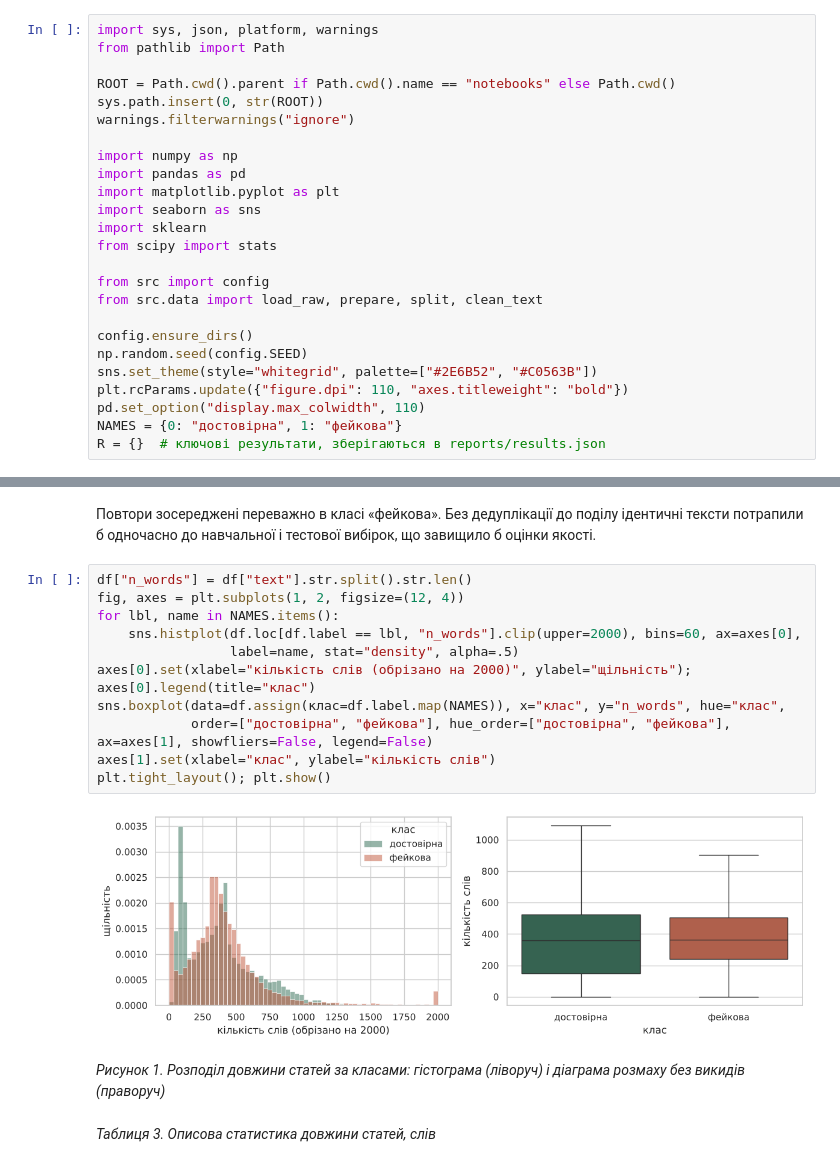
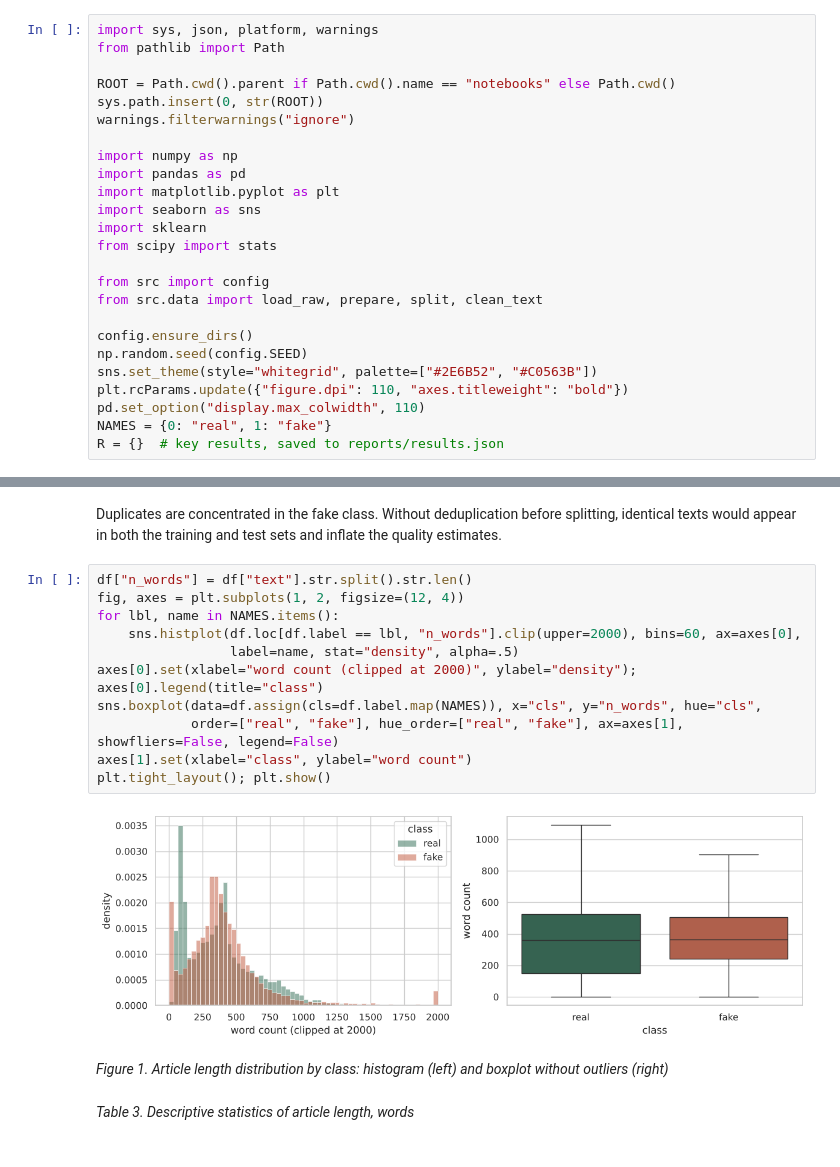
Before and after one commit to hasiukdiana-del/fake-news-detector, a Jupyter notebook: notebooks/01_research.ipynb, the cells around one changed output, grey strips where cells are left out. Cells and saved outputs as stored; diff of their text form.

```diff
--- a/notebooks/01_research.ipynb
+++ b/notebooks/01_research.ipynb
@@ -68,6 +68,6 @@ np.random.seed(config.SEED)
 sns.set_theme(style="whitegrid", palette=["#2E6B52", "#C0563B"])
 plt.rcParams.update({"figure.dpi": 110, "axes.titleweight": "bold"})
 pd.set_option("display.max_colwidth", 110)
-NAMES = {0: "достовірна", 1: "фейкова"}
-R = {}  # ключові результати, зберігаються в reports/results.json
+NAMES = {0: "real", 1: "fake"}
+R = {}  # key results, saved to reports/results.json
 # %% [markdown]
@@ -108,20 +108,20 @@ quality
 # %% [markdown]
-Повтори зосереджені переважно в класі «фейкова». Без дедуплікації до поділу ідентичні тексти потрапили б одночасно до навчальної і тестової вибірок, що завищило б оцінки якості.
+Duplicates are concentrated in the fake class. Without deduplication before splitting, identical texts would appear in both the training and test sets and inflate the quality estimates.
 # %%
 df["n_words"] = df["text"].str.split().str.len()
 fig, axes = plt.subplots(1, 2, figsize=(12, 4))
 for lbl, name in NAMES.items():
     sns.histplot(df.loc[df.label == lbl, "n_words"].clip(upper=2000), bins=60, ax=axes[0],
                  label=name, stat="density", alpha=.5)
-axes[0].set(xlabel="кількість слів (обрізано на 2000)", ylabel="щільність"); axes[0].legend(title="клас")
-sns.boxplot(data=df.assign(клас=df.label.map(NAMES)), x="клас", y="n_words", hue="клас",
-            order=["достовірна", "фейкова"], hue_order=["достовірна", "фейкова"], ax=axes[1], showfliers=False, legend=False)
-axes[1].set(xlabel="клас", ylabel="кількість слів")
+axes[0].set(xlabel="word count (clipped at 2000)", ylabel="density"); axes[0].legend(title="class")
+sns.boxplot(data=df.assign(cls=df.label.map(NAMES)), x="cls", y="n_words", hue="cls",
+            order=["real", "fake"], hue_order=["real", "fake"], ax=axes[1], showfliers=False, legend=False)
+axes[1].set(xlabel="class", ylabel="word count")
 plt.tight_layout(); plt.show()
 # %% [output]
-[figure, old version]
+[figure, new version]
 # %% [markdown]
-*Рисунок 1. Розподіл довжини статей за класами: гістограма (ліворуч) і діаграма розмаху без викидів (праворуч)*
+*Figure 1. Article length distribution by class: histogram (left) and boxplot without outliers (right)*
 # %% [markdown]
-*Таблиця 3. Описова статистика довжини статей, слів*
+*Table 3. Descriptive statistics of article length, words*
 # %%
```
Also changed, not shown: parts of 60 cells of this notebook.
